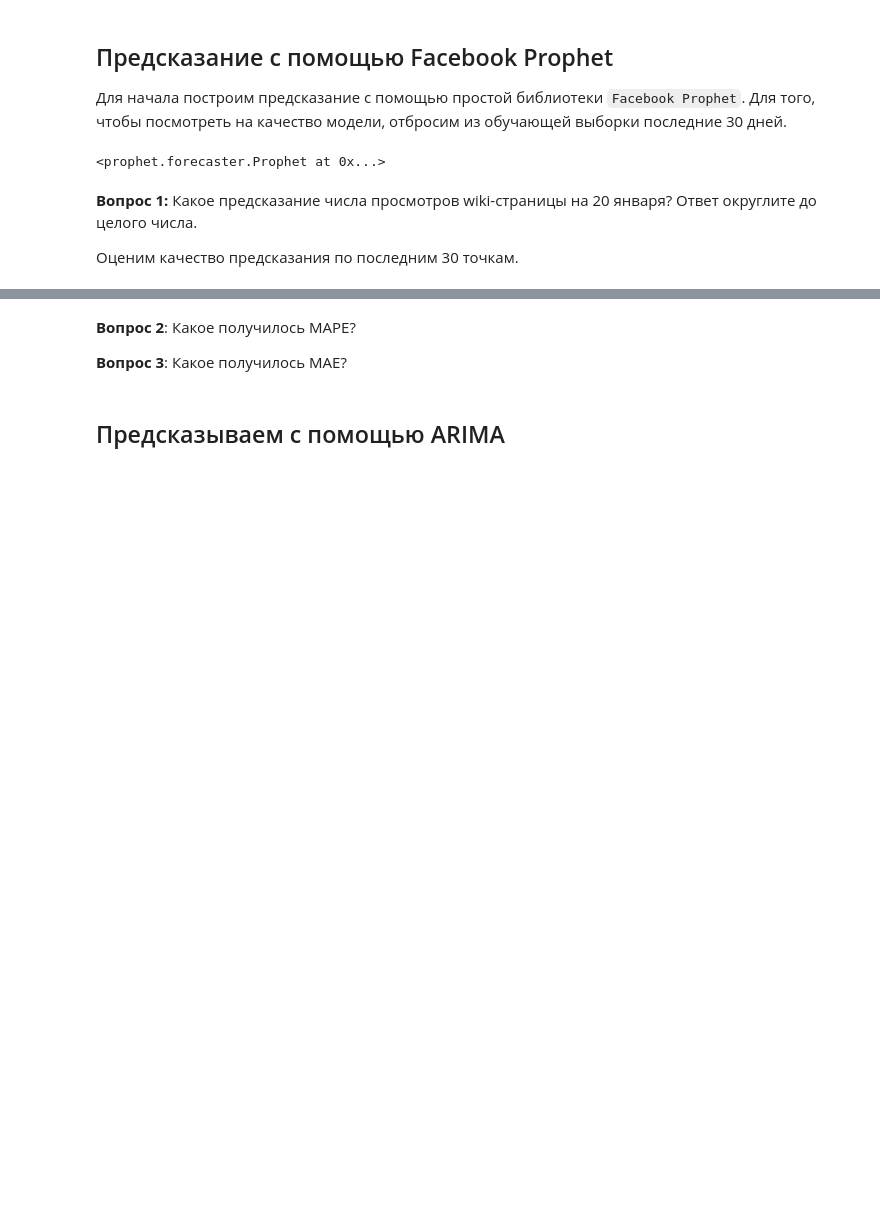
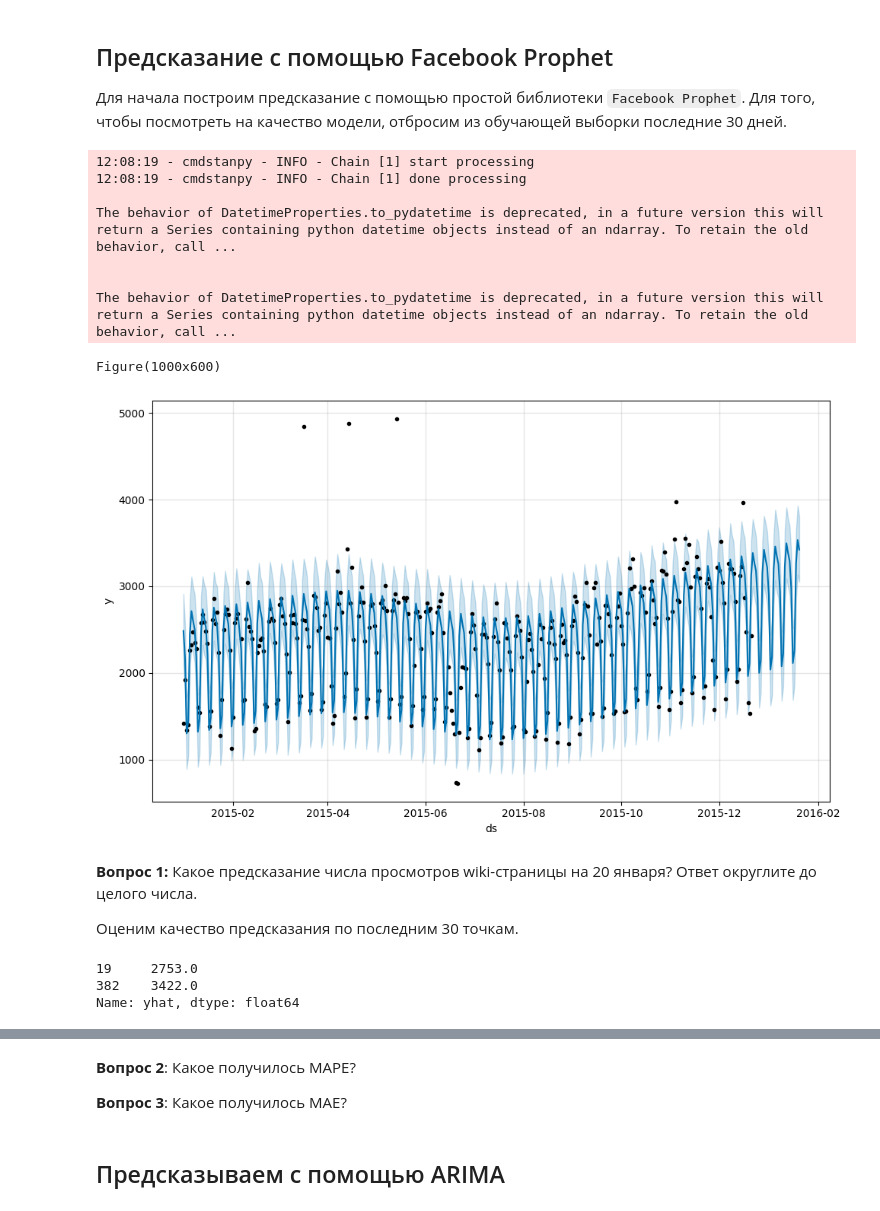
Before and after one commit to serpak946/recommendation_systems, a Jupyter notebook: Lab4/assignment09_time_series.ipynb, the cells around one changed output, grey strips where cells are left out. Cells and saved outputs as stored; diff of their text form; code cells hidden in the pictures; blank space fills up the shorter version.

```diff
--- a/Lab4/assignment09_time_series.ipynb
+++ b/Lab4/assignment09_time_series.ipynb
@@ -71,13 +78,25 @@ predictions = 30
 df = df[["date", "count"]]
 df.columns = ["ds", "y"]
 train_df = df[:-predictions].copy()
-# %%
-model = prophet.Prophet()
-model.fit(train_df)
-model.predict()
-## ВАШ КОД для построения модели ##
-# %% [output]
-<prophet.forecaster.Prophet at 0x...>
+# %%
+model = prophet.Prophet()
+model.fit(train_df)
+future = model.make_future_dataframe(periods=predictions)
+new_df = model.predict(future)
+print(model.plot(new_df))
+# new_df
+# plotly_df(new_df.set_index("ds")[["yhat"]])
+# model.predict()
+# %% [output]
+12:08:19 - cmdstanpy - INFO - Chain [1] start processing
+12:08:19 - cmdstanpy - INFO - Chain [1] done processing
+
+The behavior of DatetimeProperties.to_pydatetime is deprecated, in a future version this will return a Series containing python datetime objects instead of an ndarray. To retain the old behavior, call ...
+
+
+The behavior of DatetimeProperties.to_pydatetime is deprecated, in a future version this will return a Series containing python datetime objects instead of an ndarray. To retain the old behavior, call ...
+Figure(1000x600)
+[figure, added]
 # %% [markdown]
 **Вопрос 1:** Какое предсказание числа просмотров wiki-страницы на 20 января? Ответ округлите до целого числа.
 
@@ -86,0 +104,6 @@ model.predict()
+# %%
+round(new_df[new_df.ds.dt.strftime('%m.%d') == '01.20']['yhat'])
+# %% [output]
+19     2753.0
+382    3422.0
+Name: yhat, dtype: float64
```
Also changed, not shown: parts of 3 cells of this notebook.
